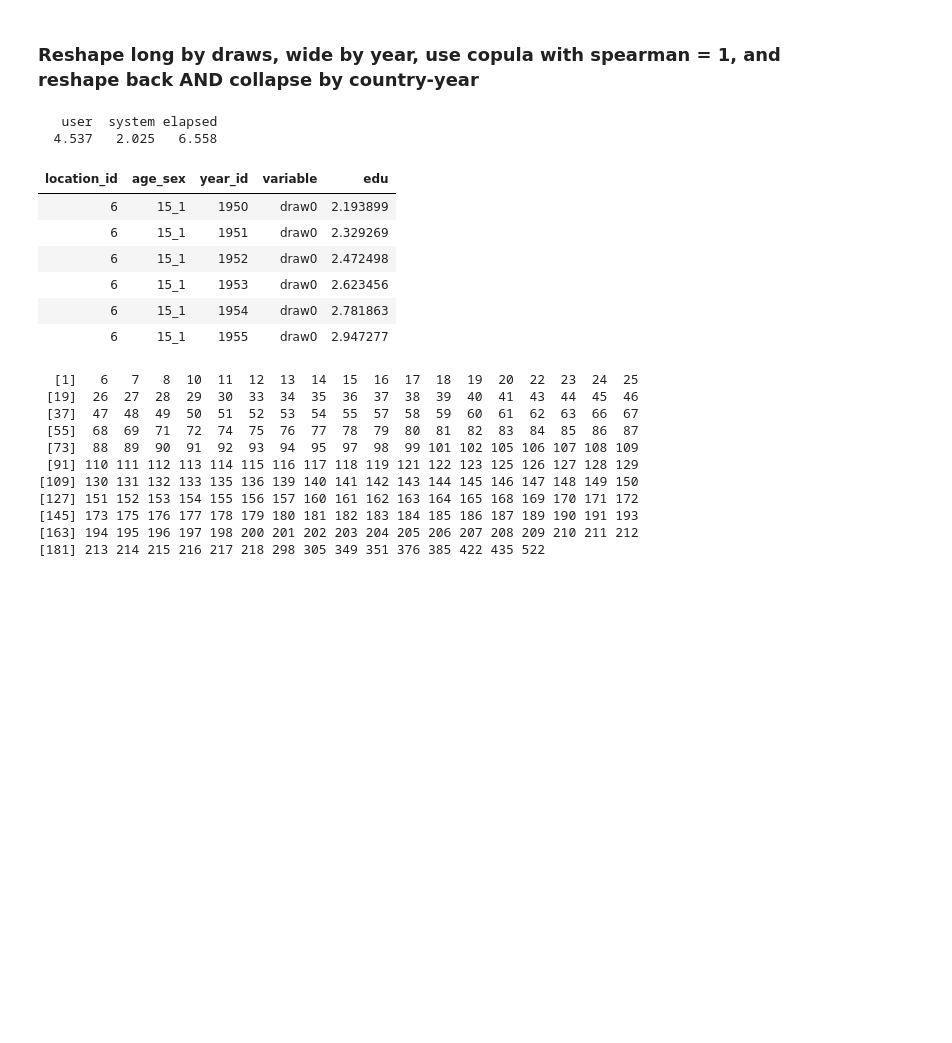
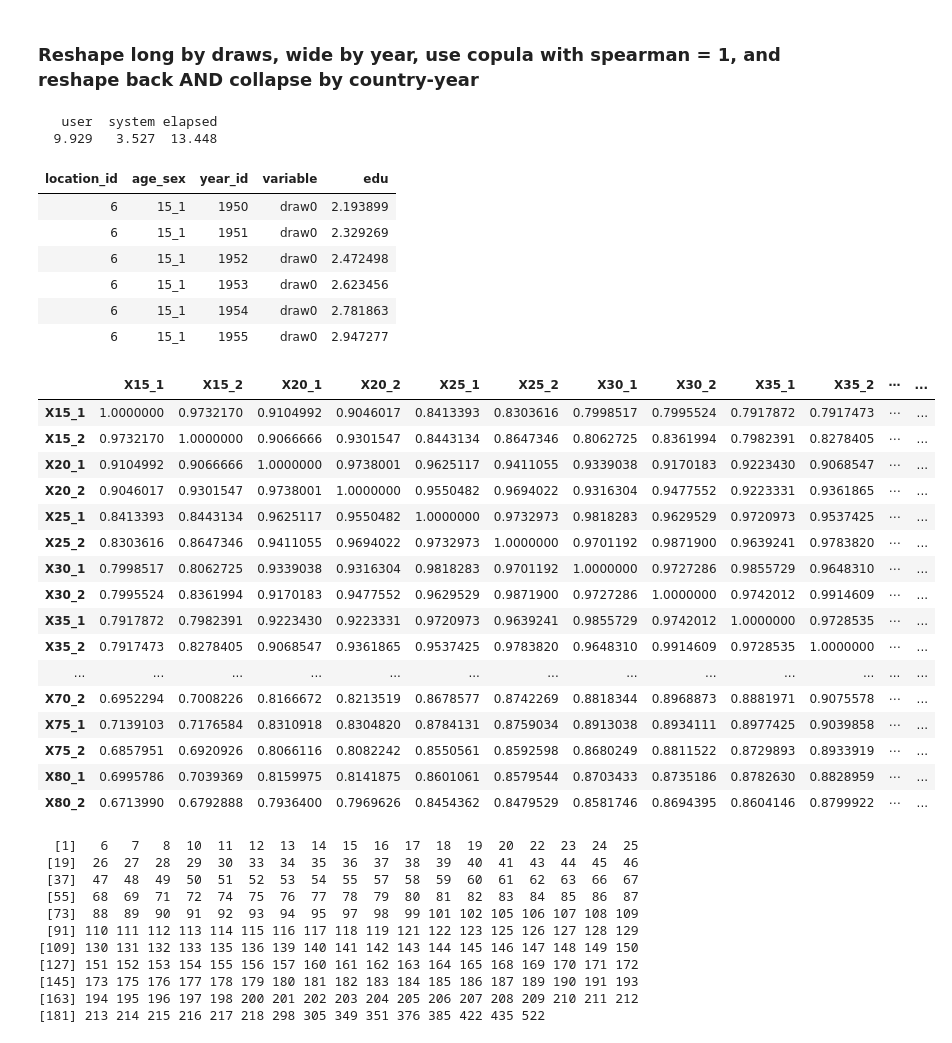
Before and after one commit to sadatnfs/copula, a Jupyter notebook: correlating_edu_LDI_TFR/1_correlating_within_edu.ipynb, the cells around one changed output. Saved outputs shown, nothing was run; the diff lists cells and outputs as text; code cells hidden in the pictures; blank space fills up the shorter version.

```diff
--- a/correlating_edu_LDI_TFR/1_correlating_within_edu.ipynb
+++ b/correlating_edu_LDI_TFR/1_correlating_within_edu.ipynb
@@ -115,11 +89,11 @@ head(edu_orig)
 ### Reshape long by draws, wide by year, use copula with spearman = 1, and reshape back AND collapse by country-year
 # %%
 # Make draws long first
-system.time(edu_temp <- melt(edu_orig, id.vars = c("location_id", "age_sex", "year_id"), value.name = "edu", varnames = "draw"))
+system.time(edu_temp <- melt(data.table(edu_orig), id.vars = c("location_id", "age_sex", "year_id"), value.name = "edu", varnames = "draw"))
 head(edu_temp)
 # %% [output]
    user  system elapsed
-  4.537   2.025   6.558
+  9.929   3.527  13.448
 | location_id | age_sex | year_id | variable | edu |
 | 6 | 15_1 | 1950 | draw0 | 2.193899 |
 | 6 | 15_1 | 1951 | draw0 | 2.329269 |
@@ -133,6 +107,26 @@ load("/home/j/WORK/01_covariates/02_inputs/education/update_2017/data/tabulated_
 
 ## For now, trim the corr matrix to have 14 age groups
 corr_mat <- corr_mat[1:28,1:28]
+# %%
+corr_mat
+# %% [output]
+|  | X15_1 | X15_2 | X20_1 | X20_2 | X25_1 | X25_2 | X30_1 | X30_2 | X35_1 | X35_2 | ⋯ | ... |
+| X15_1 | 1.0000000 | 0.9732170 | 0.9104992 | 0.9046017 | 0.8413393 | 0.8303616 | 0.7998517 | 0.7995524 | 0.7917872 | 0.7917473 | ⋯ | ... |
+| X15_2 | 0.9732170 | 1.0000000 | 0.9066666 | 0.9301547 | 0.8443134 | 0.8647346 | 0.8062725 | 0.8361994 | 0.7982391 | 0.8278405 | ⋯ | ... |
+| X20_1 | 0.9104992 | 0.9066666 | 1.0000000 | 0.9738001 | 0.9625117 | 0.9411055 | 0.9339038 | 0.9170183 | 0.9223430 | 0.9068547 | ⋯ | ... |
+| X20_2 | 0.9046017 | 0.9301547 | 0.9738001 | 1.0000000 | 0.9550482 | 0.9694022 | 0.9316304 | 0.9477552 | 0.9223331 | 0.9361865 | ⋯ | ... |
+| X25_1 | 0.8413393 | 0.8443134 | 0.9625117 | 0.9550482 | 1.0000000 | 0.9732973 | 0.9818283 | 0.9629529 | 0.9720973 | 0.9537425 | ⋯ | ... |
+| X25_2 | 0.8303616 | 0.8647346 | 0.9411055 | 0.9694022 | 0.9732973 | 1.0000000 | 0.9701192 | 0.9871900 | 0.9639241 | 0.9783820 | ⋯ | ... |
+| X30_1 | 0.7998517 | 0.8062725 | 0.9339038 | 0.9316304 | 0.9818283 | 0.9701192 | 1.0000000 | 0.9727286 | 0.9855729 | 0.9648310 | ⋯ | ... |
+| X30_2 | 0.7995524 | 0.8361994 | 0.9170183 | 0.9477552 | 0.9629529 | 0.9871900 | 0.9727286 | 1.0000000 | 0.9742012 | 0.9914609 | ⋯ | ... |
+| X35_1 | 0.7917872 | 0.7982391 | 0.9223430 | 0.9223331 | 0.9720973 | 0.9639241 | 0.9855729 | 0.9742012 | 1.0000000 | 0.9728535 | ⋯ | ... |
+| X35_2 | 0.7917473 | 0.8278405 | 0.9068547 | 0.9361865 | 0.9537425 | 0.9783820 | 0.9648310 | 0.9914609 | 0.9728535 | 1.0000000 | ⋯ | ... |
+| ... | ... | ... | ... | ... | ... | ... | ... | ... | ... | ... | ... | ... |
+| X70_2 | 0.6952294 | 0.7008226 | 0.8166672 | 0.8213519 | 0.8678577 | 0.8742269 | 0.8818344 | 0.8968873 | 0.8881971 | 0.9075578 | ⋯ | ... |
+| X75_1 | 0.7139103 | 0.7176584 | 0.8310918 | 0.8304820 | 0.8784131 | 0.8759034 | 0.8913038 | 0.8934111 | 0.8977425 | 0.9039858 | ⋯ | ... |
+| X75_2 | 0.6857951 | 0.6920926 | 0.8066116 | 0.8082242 | 0.8550561 | 0.8592598 | 0.8680249 | 0.8811522 | 0.8729893 | 0.8933919 | ⋯ | ... |
+| X80_1 | 0.6995786 | 0.7039369 | 0.8159975 | 0.8141875 | 0.8601061 | 0.8579544 | 0.8703433 | 0.8735186 | 0.8782630 | 0.8828959 | ⋯ | ... |
+| X80_2 | 0.6713990 | 0.6792888 | 0.7936400 | 0.7969626 | 0.8454362 | 0.8479529 | 0.8581746 | 0.8694395 | 0.8604146 | 0.8799922 | ⋯ | ... |
 # %%
 ## Number of countries we have to array over
 countries <- unique(edu_temp[, location_id])
```
Also changed, not shown: parts of 15 cells of this notebook.
